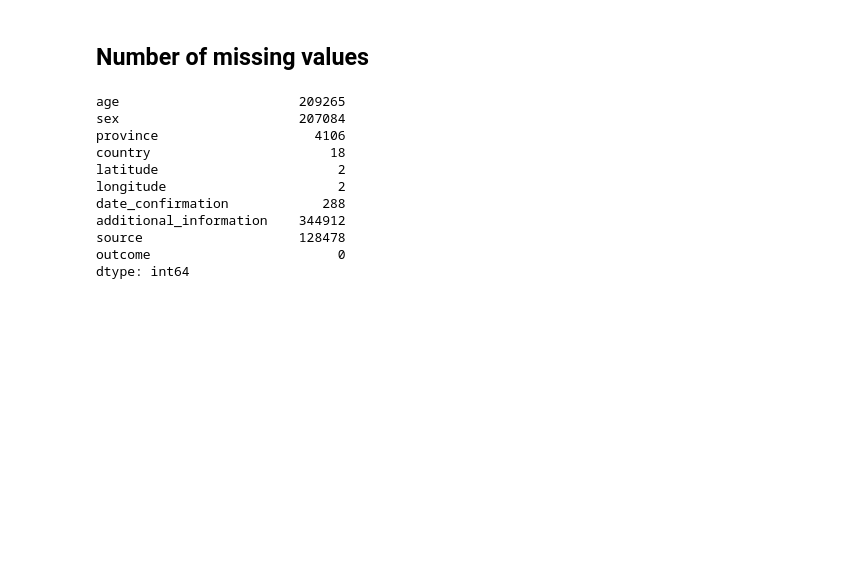
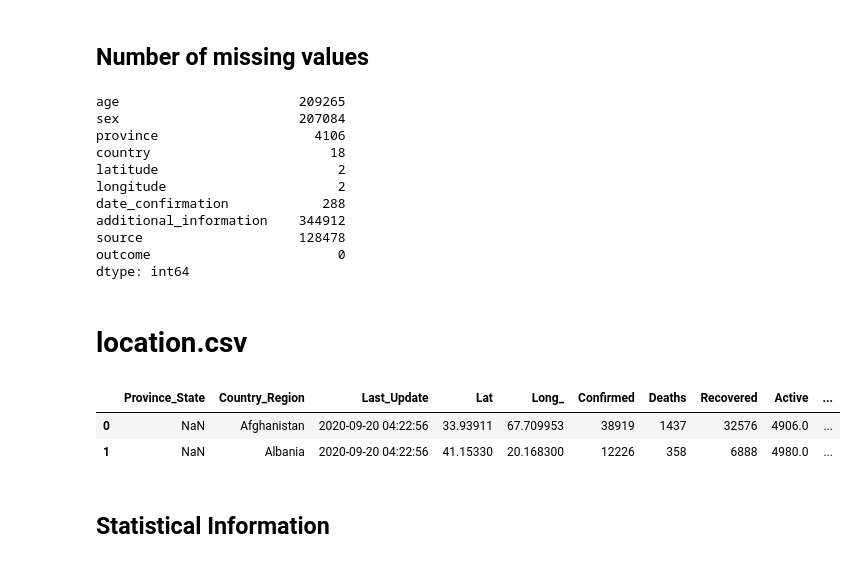
Before and after one commit to JCODEPENG/MileStone-3-Cmpt-459, a Jupyter notebook: src/eda.ipynb, the cells around one changed output. Drawn from its saved outputs; the diff is of its cells as text; code cells hidden in the pictures; blank space fills up the shorter version.

```diff
--- a/src/eda.ipynb
+++ b/src/eda.ipynb
@@ -106,3 +108,5 @@ additional_information    344912
 source                    128478
 outcome                        0
 dtype: int64
+# %% [markdown]
+# location.csv
@@ -108,0 +115,9 @@ dtype: int64
+# %%
+# see what the dataframe looks like
+df_loc.head(2)
+# %% [output]
+|  | Province_State | Country_Region | Last_Update | Lat | Long_ | Confirmed | Deaths | Recovered | Active | ... |
+| 0 | NaN | Afghanistan | 2020-09-20 04:22:56 | 33.93911 | 67.709953 | 38919 | 1437 | 32576 | 4906.0 | ... |
+| 1 | NaN | Albania | 2020-09-20 04:22:56 | 41.15330 | 20.168300 | 12226 | 358 | 6888 | 4980.0 | ... |
+# %% [markdown]
+## Statistical Information
```
Also changed, not shown: parts of 11 cells of this notebook.
